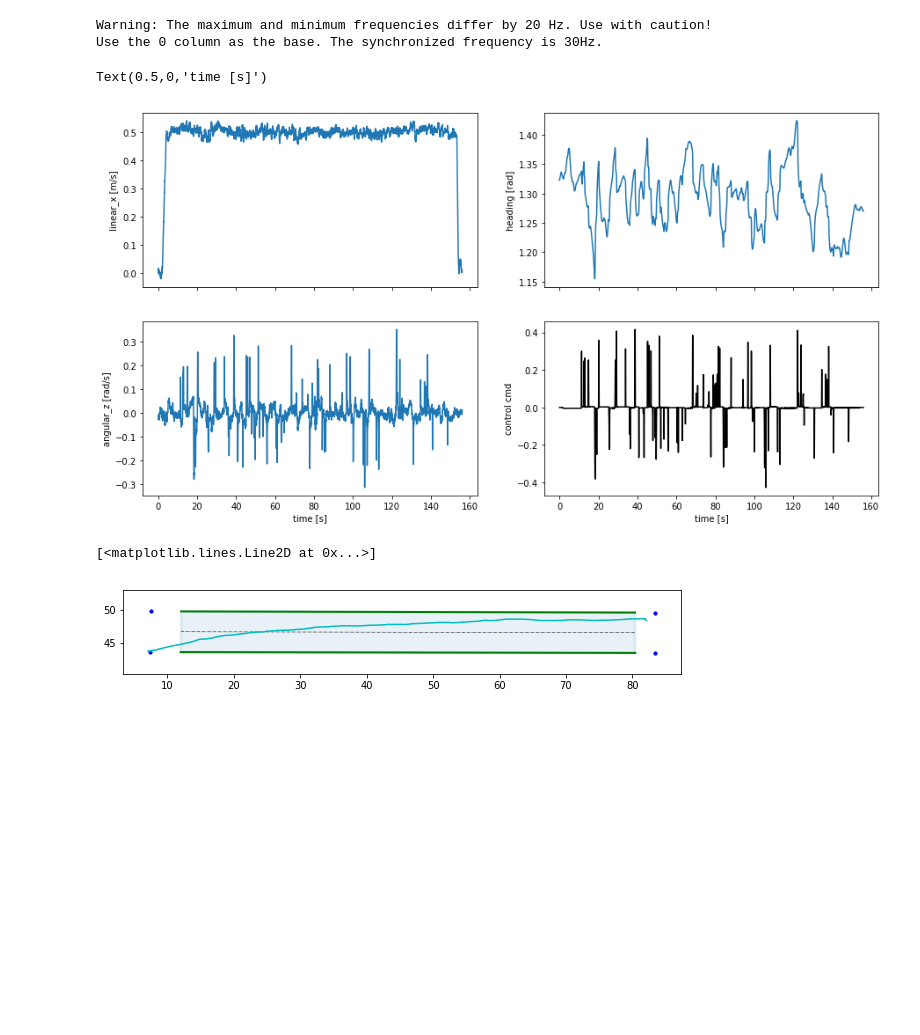
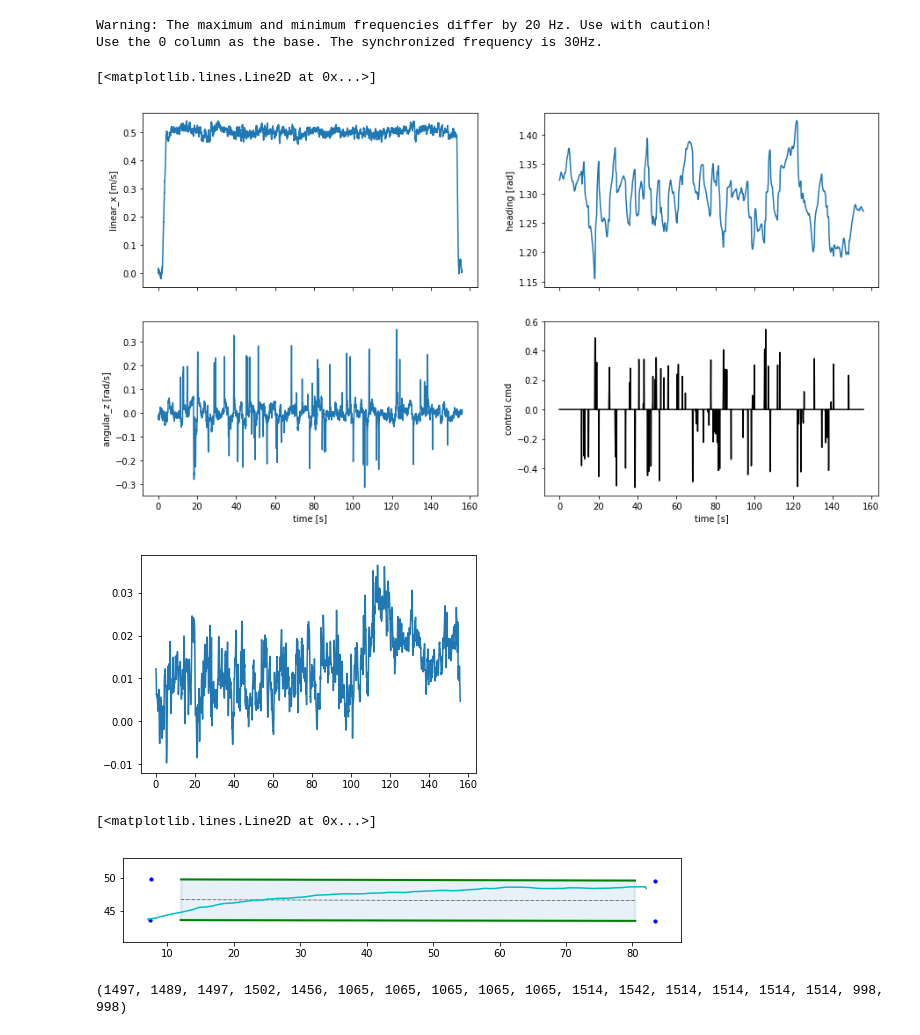
Before and after one commit to Alexwei92/NEPTUNE-ROS, a Jupyter notebook: src/network_training/scripts/offline_analysis.ipynb, the cells around one changed output. Drawn from its saved outputs; the diff is of its cells as text; code cells hidden in the pictures; blank space fills up the shorter version.

```diff
--- a/src/network_training/scripts/offline_analysis.ipynb
+++ b/src/network_training/scripts/offline_analysis.ipynb
@@ -29,7 +30,7 @@ utm_T_local = field_data['utm_T_local']
 # %% [markdown]
 ### Load bag file
 # %%
-bag_path = '/media/lab/NEPTUNE2/field_raw_datasets/2022-12-06_Human/px4_2022-11-30-15-10-00.bag'
+bag_path = '/media/lab/NEPTUNE2/field_raw_datasets/2022-12-06_Demon/px4_2022-11-30-15-10-00.bag'
 
 bag = rosbag.Bag(bag_path, "r")
 rosbag_utils.print_bag_topics(bag)
@@ -105,9 +106,13 @@ utm_local_pos_y = np.array(utm_local_pos_y)
 
 # local odom position
 odom_local_pos_z = []
+roll_angle = []
 for pose_msg in local_position_sync['pose']:
     odom_local_pos_z.append(pose_msg.pose.position.z)
+    roll, _, _ = euler_from_quaternion(pose_msg.pose.orientation)
+    roll_angle.append(roll)
 odom_local_pos_z = np.array(odom_local_pos_z)
+roll_angle = np.array(roll_angle)
 
 # yaw rate cmd
 yaw_rate_cmd = setpoint_raw_sync['yaw_rate'].to_numpy()
@@ -120,35 +125,39 @@ for twist_msg in velocity_body_sync['twist']:
     linear_x.append(twist_msg.linear.x)
 linear_x = np.array(linear_x)
 
 angular_z = []
 for twist_msg in velocity_body_sync['twist']:
     angular_z.append(twist_msg.angular.z)
 angular_z = np.array(angular_z)
 
 # plot
 ros_time = ros_time - ros_time[0]
 fig, axes = plt.subplots(2,2,sharex=True,figsize=(15,8))
 # linear_x
 axes[0][0].plot(ros_time, linear_x)
 axes[0][0].set_ylabel('linear_x [m/s]')
 # angular_z
 axes[1][0].plot(ros_time, angular_z)
 axes[1][0].set_ylabel('angular_z [rad/s]')
 axes[1][0].set_xlabel('time [s]')
 # heading
 axes[0][1].plot(ros_time, compass_heading)
 axes[0][1].set_ylabel('heading [rad]')
 # yaw_rate cmd
 axes[1][1].plot(ros_time, yaw_rate_cmd, color='k')
 axes[1][1].set_ylabel('control cmd')
 axes[1][1].set_xlabel('time [s]')
 
+fig, axes2 = plt.subplots(1,1)
+axes2.plot(ros_time, roll_angle)
+
 # angular_z
 # axes[1][1].plot(ros_time, angular_z)
 # axes[1][1].set_ylabel('angular_z [rad/s]')
 # %% [output]
-Text(0.5,0,'time [s]')
+[<matplotlib.lines.Line2D at 0x...>]
-[figure, old version]
+[figure, new version]
+[figure, added]
 # %%
 fig, axis = plt.subplots(1,1, figsize=(10,10))
 plot_single_data(axis, field_data['row_data'][5])
@@ -156,3 +165,8 @@ axis.plot(utm_local_pos_x, utm_local_pos_y, color='c')
 # %% [output]
 [<matplotlib.lines.Line2D at 0x...>]
 [figure]
+# %%
+ai_mode = rc_in_crop['channels']
+print(ai_mode[0])
+# %% [output]
+(1497, 1489, 1497, 1502, 1456, 1065, 1065, 1065, 1065, 1065, 1514, 1542, 1514, 1514, 1514, 1514, 998, 998)
```
Also changed, not shown: parts of 1 cell of this notebook, 22 other files.
